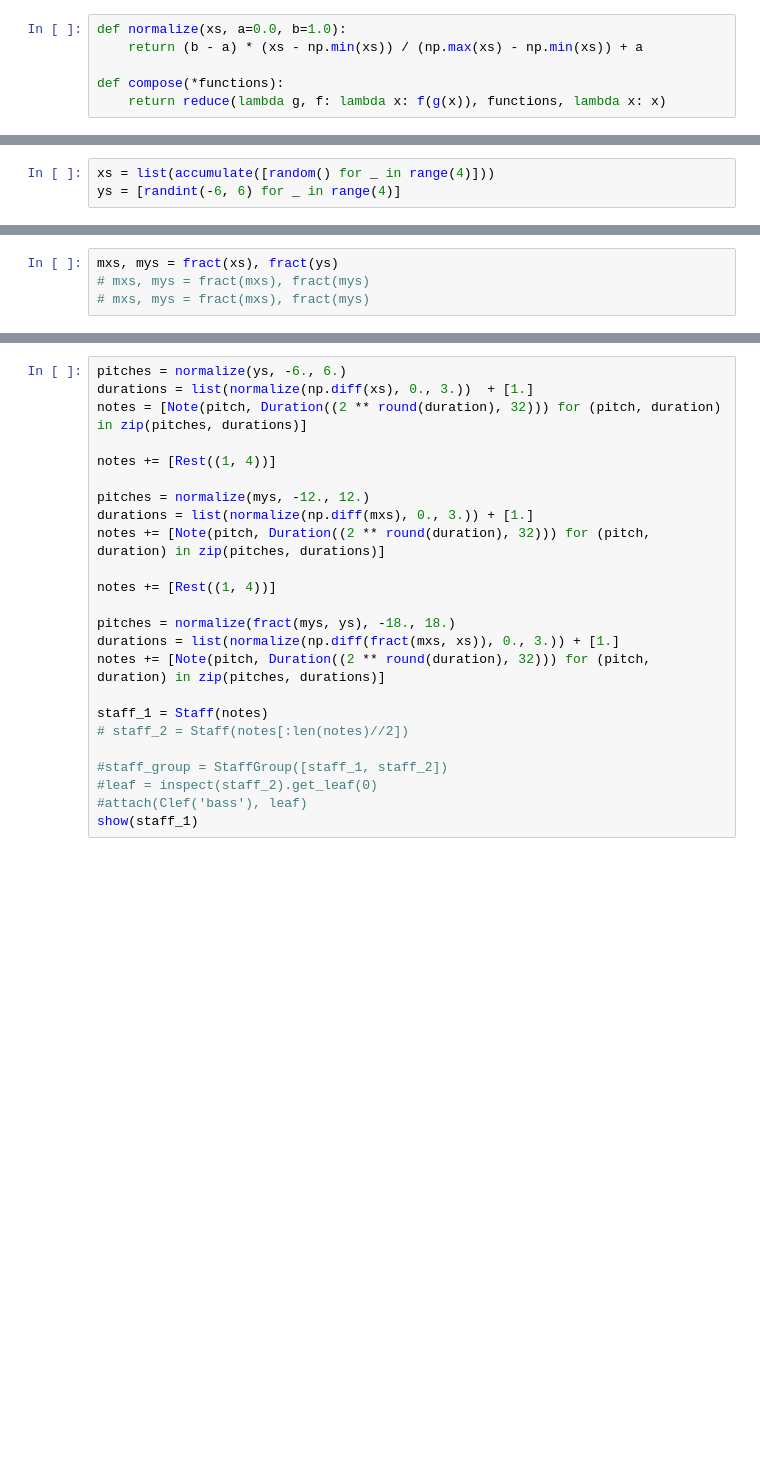
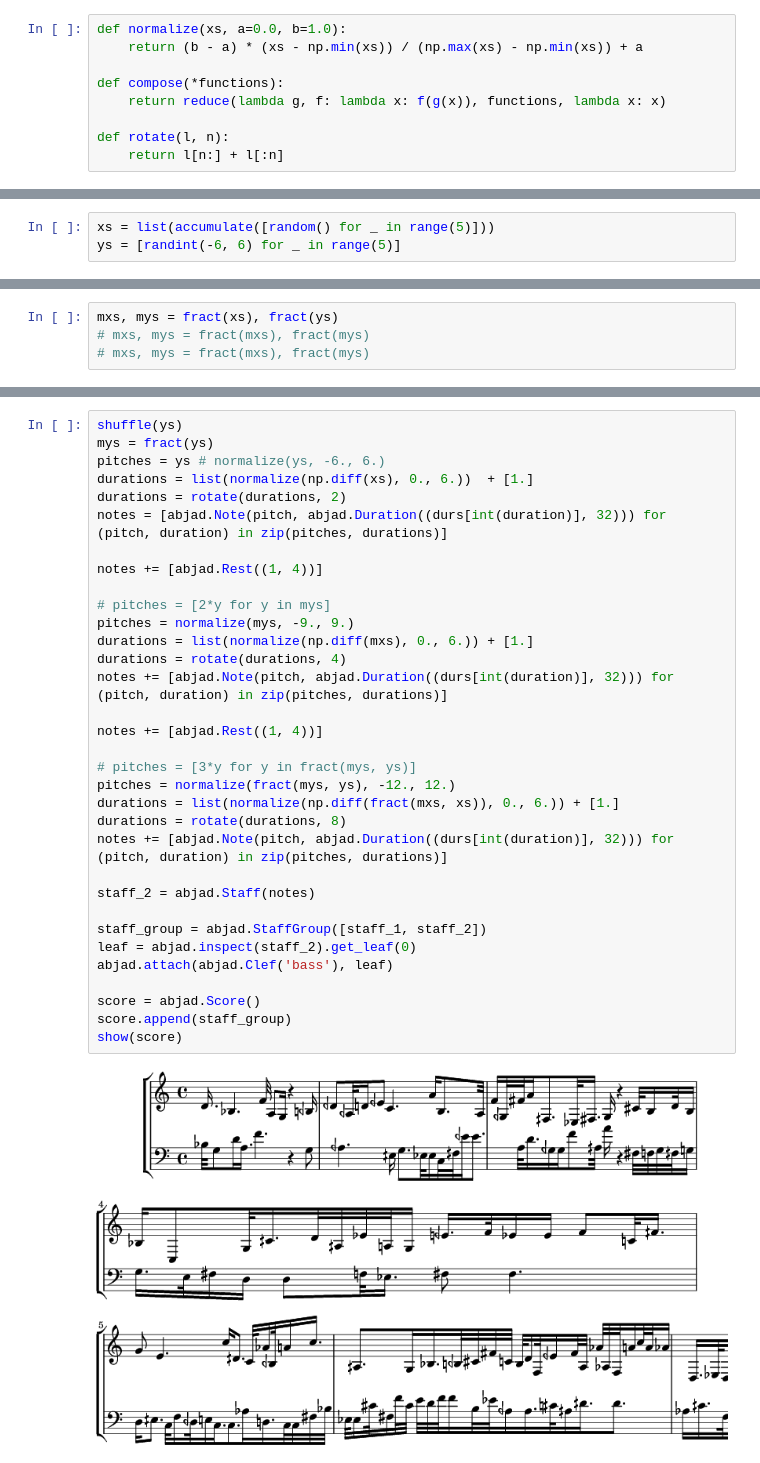
Before and after one commit to kureta/intensive, a Jupyter notebook: Mandelbrot Curves.ipynb, the cells around one changed output, grey strips where cells are left out. Cells and saved outputs as stored; diff of their text form; blank space fills up the shorter version.

```diff
--- a/Mandelbrot Curves.ipynb
+++ b/Mandelbrot Curves.ipynb
@@ -17,6 +21,9 @@ def normalize(xs, a=0.0, b=1.0):
 
 def compose(*functions):
     return reduce(lambda g, f: lambda x: f(g(x)), functions, lambda x: x)
+
+def rotate(l, n):
+    return l[n:] + l[:n]
 # %%
 def fract(_xs, basis=None):
     if basis is None:
@@ -33,8 +40,8 @@ def fract(_xs, basis=None):
 xs = [0., 3/12, 7/12, 1.]
 ys = [-1., 3/12, -5/12, 1.]
 # %%
-xs = list(accumulate([random() for _ in range(4)]))
-ys = [randint(-6, 6) for _ in range(4)]
+xs = list(accumulate([random() for _ in range(5)]))
+ys = [randint(-6, 6) for _ in range(5)]
 # %%
 plt.figure(figsize=(14,6))
 plt.plot(xs, ys)
@@ -54,25 +88,36 @@ plt.show()
 # %%
-pitches = normalize(ys, -6., 6.)
-durations = list(normalize(np.diff(xs), 0., 3.))  + [1.]
-notes = [Note(pitch, Duration((2 ** round(duration), 32))) for (pitch, duration) in zip(pitches, durations)]
+shuffle(ys)
+mys = fract(ys)
+pitches = ys # normalize(ys, -6., 6.)
+durations = list(normalize(np.diff(xs), 0., 6.))  + [1.]
+durations = rotate(durations, 2)
+notes = [abjad.Note(pitch, abjad.Duration((durs[int(duration)], 32))) for (pitch, duration) in zip(pitches, durations)]
 
-notes += [Rest((1, 4))]
+notes += [abjad.Rest((1, 4))]
 
-pitches = normalize(mys, -12., 12.)
-durations = list(normalize(np.diff(mxs), 0., 3.)) + [1.]
-notes += [Note(pitch, Duration((2 ** round(duration), 32))) for (pitch, duration) in zip(pitches, durations)]
+# pitches = [2*y for y in mys]
+pitches = normalize(mys, -9., 9.)
+durations = list(normalize(np.diff(mxs), 0., 6.)) + [1.]
+durations = rotate(durations, 4)
+notes += [abjad.Note(pitch, abjad.Duration((durs[int(duration)], 32))) for (pitch, duration) in zip(pitches, durations)]
 
-notes += [Rest((1, 4))]
+notes += [abjad.Rest((1, 4))]
 
-pitches = normalize(fract(mys, ys), -18., 18.)
-durations = list(normalize(np.diff(fract(mxs, xs)), 0., 3.)) + [1.]
-notes += [Note(pitch, Duration((2 ** round(duration), 32))) for (pitch, duration) in zip(pitches, durations)]
+# pitches = [3*y for y in fract(mys, ys)]
+pitches = normalize(fract(mys, ys), -12., 12.)
+durations = list(normalize(np.diff(fract(mxs, xs)), 0., 6.)) + [1.]
+durations = rotate(durations, 8)
+notes += [abjad.Note(pitch, abjad.Duration((durs[int(duration)], 32))) for (pitch, duration) in zip(pitches, durations)]
 
-staff_1 = Staff(notes)
-# staff_2 = Staff(notes[:len(notes)//2])
+staff_2 = abjad.Staff(notes)
 
-#staff_group = StaffGroup([staff_1, staff_2])
-#leaf = inspect(staff_2).get_leaf(0)
-#attach(Clef('bass'), leaf)
-show(staff_1)
+staff_group = abjad.StaffGroup([staff_1, staff_2])
+leaf = abjad.inspect(staff_2).get_leaf(0)
+abjad.attach(abjad.Clef('bass'), leaf)
+
+score = abjad.Score()
+score.append(staff_group)
+show(score)
+# %% [output]
+[figure, added]
 # %%
```
Also changed, not shown: parts of 16 cells of this notebook, 1 other file.
